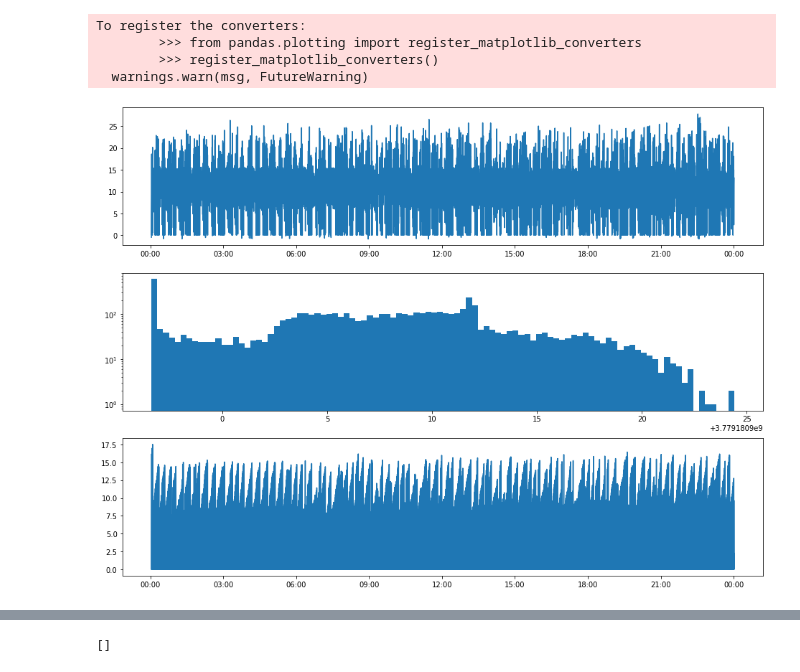
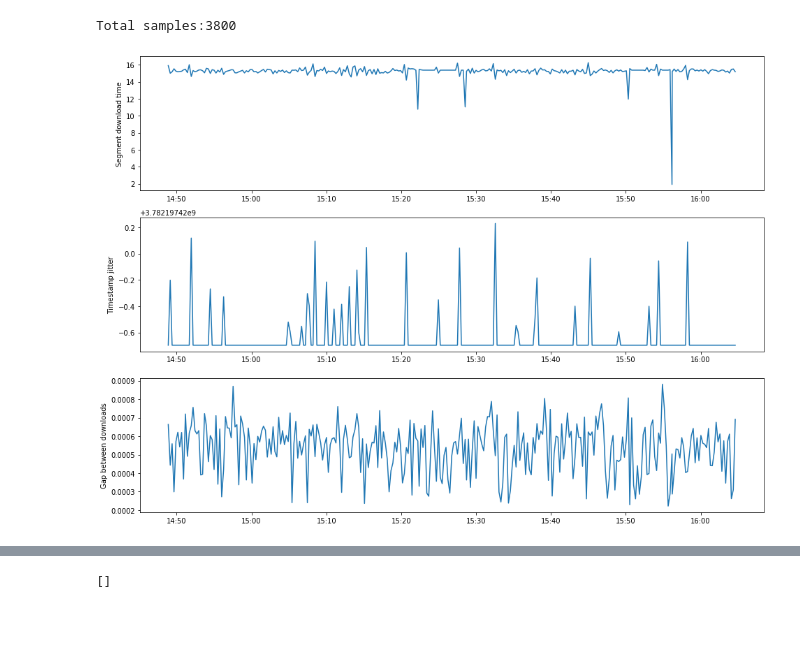
Before and after one commit to LjsOks1/ottstreamer, a Jupyter notebook: webapp/asrun_mockup.ipynb, the cells around one changed output, grey strips where cells are left out. Cells and saved outputs as stored; diff of their text form; code cells hidden in the pictures; blank space fills up the shorter version.

```diff
--- a/webapp/asrun_mockup.ipynb
+++ b/webapp/asrun_mockup.ipynb
@@ -9,9 +9,11 @@ from datetime import datetime
 from datetime import timedelta
 import re
 import copy
+from pandas.plotting import register_matplotlib_converters
+register_matplotlib_converters()
 
 channel="nickjr_rom"
-txdate="2019-10-06"
+txdate="2019-11-10"
 # %%
 def get_commercial_log(channel,txdate):
     breaks=[]
@@ -48,7 +50,7 @@ def get_segments_played(channel,txdate):
     parse_packets=[]
     regex_download=r"([^\s]*)(.*)(http:.*)"
     regex_timestamp=r"([^\s]*).*Pushing out pending packets at: ([^\s]*) ([^\s]*).*Timestamp:([^\s]*) DUR:([^\s]*) SIZE:([^\s]*)"
-    hls2rtp_logs="/home/lajos/projects/ottstreamer/hls2rtp/logs"
+    hls2rtp_logs="/ddrive/ottstreamer/hls2rtp/logs"
     local_feed=[lf for lf in Config.LOCALIZED_FEEDS if lf["dir"]==channel][0]
     txdate_datetime=datetime.strptime(txdate,'%Y-%m-%d')
     if txdate_datetime.date()==datetime.now().date():
@@ -59,6 +61,7 @@ def get_segments_played(channel,txdate):
     base_wallclock=datetime(1900, 1, 1, 0, 0)
     base_timestamp=datetime(1900, 1, 1, 0, 0)
     prev_end_timestamp=datetime(1900, 1, 1, 0, 0)
+    prev_end_timestamp_tp=datetime(1900,1,1,0,0)
     download={}
     with open(hls2rtp_log) as file:
         for ln,line in enumerate(file):
@@ -75,7 +78,10 @@ def get_segments_played(channel,txdate):
                 parse_packet["PCR"]=ts_to_datetime(match.group(4)[0:-3])
                 parse_packet["Duration"]=ts_to_timedelta(match.group(5)[0:-3])
                 parse_packet["Size"]=int(match.group(6))
+                parse_packet["gap"]=parse_packet["timestamp"]-prev_end_timestamp_tp
+                prev_end_timestamp_tp=parse_packet["timestamp"]+parse_packet["Duration"]
                 parse_packets.append(parse_packet)
+
 
             elif "Downloading fragment uri" in line:
                 match=re.search(regex_download,line)
@@ -129,20 +138,25 @@ Break 37 scheduled for 00:48:00 is not played.
 Break 38 scheduled for 01:17:00 is not played.
 Break 39 scheduled for 01:45:00 is not played.
 # %%
-start=1
-stop=len(ar)
+start=3500
+stop=3800 #len(ar)
+print("Total samples:{}".format(stop))
 fig,(ax1,ax2,ax3)=plt.subplots(3,1,figsize=(16, 12))
 ax1.xaxis.set_major_formatter(mdates.DateFormatter('%H:%M'))
 ax1.plot([a["start_wallclock"] for a in ar[start:stop]],
             [(a["end_wallclock"]-a["start_wallclock"]).total_seconds() for a in ar[start:stop]]);
-ax2.hist( [(a["end_wallclock"]-a["start_timestamp"]).total_seconds() for a in ar[start:stop]],log=True,bins=100);
+ax1.set_ylabel("Segment download time");
+#ax2.hist( [(a["end_wallclock"]-a["start_timestamp"]).total_seconds() for a in ar[start:stop]],log=True,bins=100);
+ax2.plot( [a["start_wallclock"] for a in ar[start:stop]],
+         [(a["start_wallclock"]-a["start_timestamp"]).total_seconds() for a in ar[start:stop]]);
+ax2.xaxis.set_major_formatter(mdates.DateFormatter('%H:%M'));
+ax2.set_ylabel("Timestamp jitter");
+
 ax3.xaxis.set_major_formatter(mdates.DateFormatter('%H:%M'))
 ax3.plot([a["start_wallclock"] for a in ar[start:stop]],
             [a["gap"].total_seconds() for a in ar[start:stop]]);
+ax3.set_ylabel("Gap between downloads");
 # %% [output]
-To register the converters:
-        >>> from pandas.plotting import register_matplotlib_converters
-        >>> register_matplotlib_converters()
-  warnings.warn(msg, FutureWarning)
+Total samples:3800
-[figure, old version]
+[figure, new version]
 # %%
```
Also changed, not shown: parts of 14 cells of this notebook, 19 other files.
